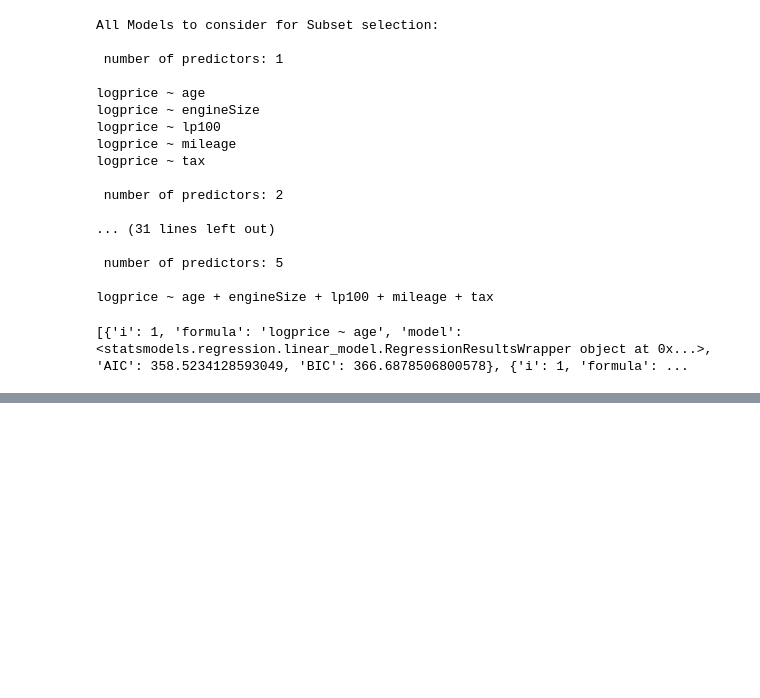
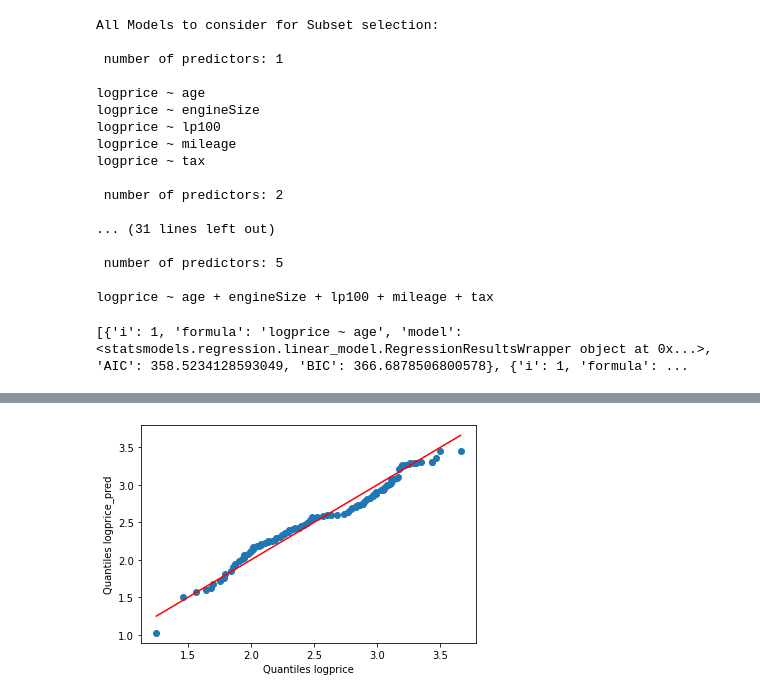
Before and after one commit to tadeohepperle/introductory-case-studies-project3, a Jupyter notebook: main.ipynb, the cells around one changed output, grey strips where cells are left out. Saved outputs shown, nothing was run; the diff lists cells and outputs as text; code cells hidden in the pictures; blank space fills up the shorter version.

```diff
--- a/main.ipynb
+++ b/main.ipynb
@@ -160,0 +223,19 @@ Models suggested by BIC
+# %%
+# qq plot with normal distribution:
+linelimit = 3
+quantilecount = 100
+quantilesReal = []
+quantilesPredicted = []
+for i in range(quantilecount+1):
+    q = i/quantilecount
+    quantilesReal.append((np.quantile(df["logprice"],q)))
+    quantilesPredicted.append((np.quantile(df["logprice_pred"],q)))
+fig, ax = plt.subplots()
+ax.set_xlabel("Quantiles logprice")
+ax.set_ylabel("Quantiles logprice_pred")
+plt.scatter(x= quantilesReal, y=quantilesPredicted)
+plt.plot(quantilesReal, quantilesReal, color="red")
+#plt.plot([-linelimit,linelimit],[-linelimit,linelimit])
+plt.show()
+# %% [output]
+[figure, added]
```
Also changed, not shown: parts of 6 cells of this notebook.
